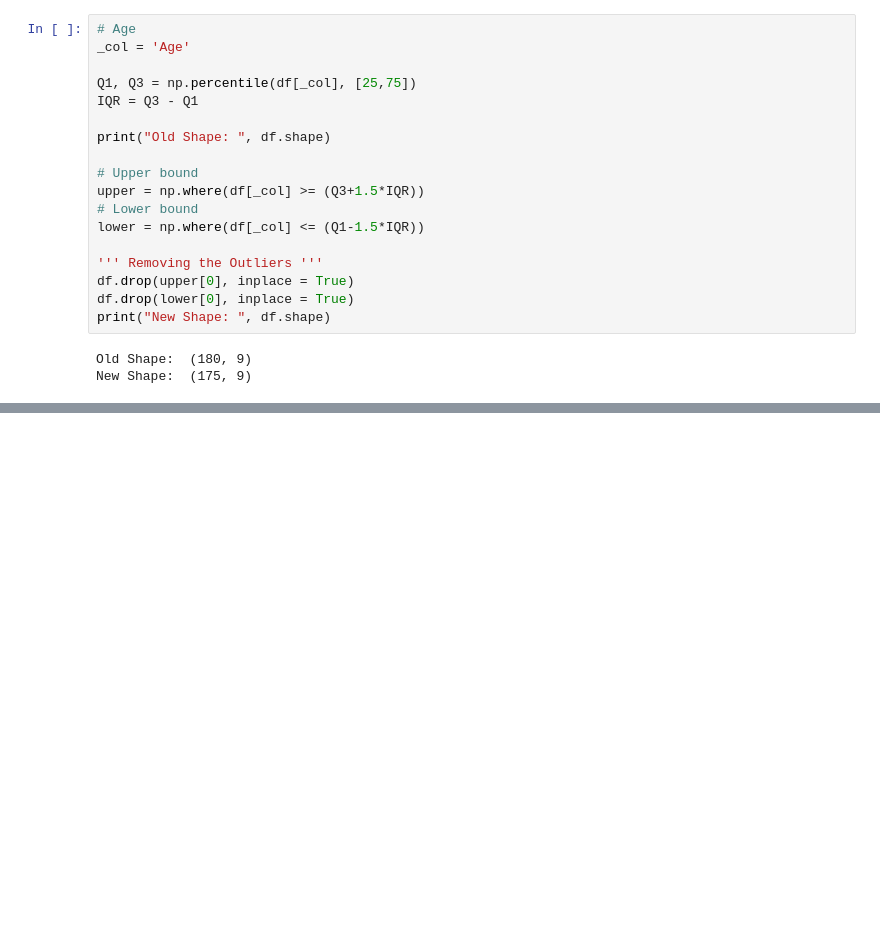
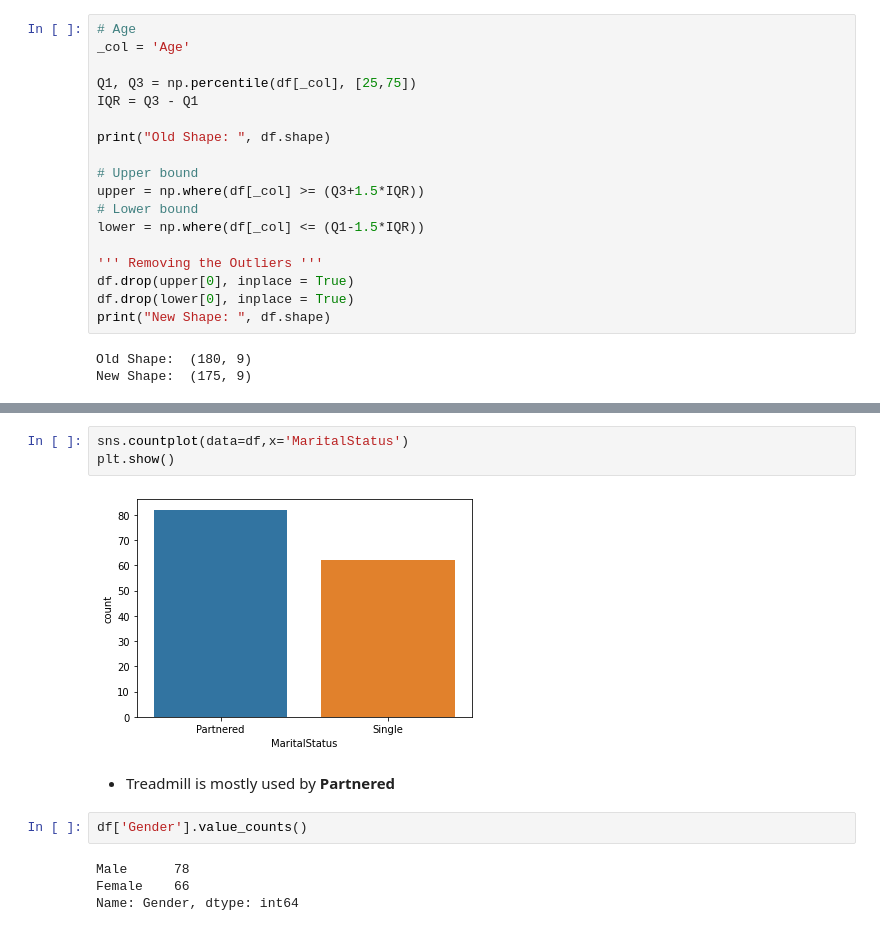
Before and after one commit to gvaishali52/coding_ninja, a Jupyter notebook: projects/aerofit_treadmill/aerofit_treadmill.ipynb, the cells around one changed output, grey strips where cells are left out. Cells and saved outputs as stored; diff of their text form; blank space fills up the shorter version.

```diff
--- a/projects/aerofit_treadmill/aerofit_treadmill.ipynb
+++ b/projects/aerofit_treadmill/aerofit_treadmill.ipynb
@@ -220,0 +369,13 @@ New Shape:  (175, 9)
+# %%
+sns.countplot(data=df,x='MaritalStatus')
+plt.show()
+# %% [output]
+[figure, added]
+# %% [markdown]
+- Treadmill is mostly used by **Partnered**
+# %%
+df['Gender'].value_counts()
+# %% [output]
+Male      78
+Female    66
+Name: Gender, dtype: int64
```
Also changed, not shown: parts of 81 cells of this notebook.
